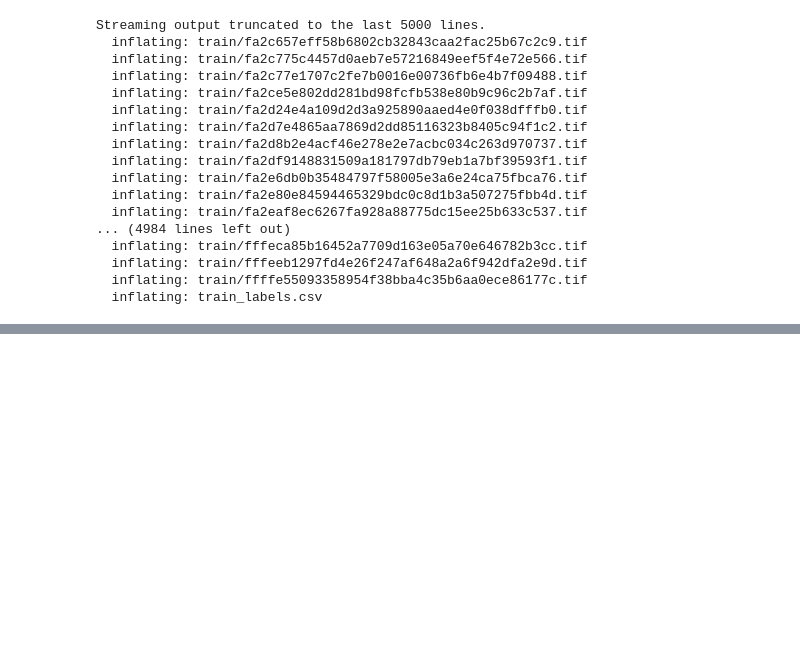
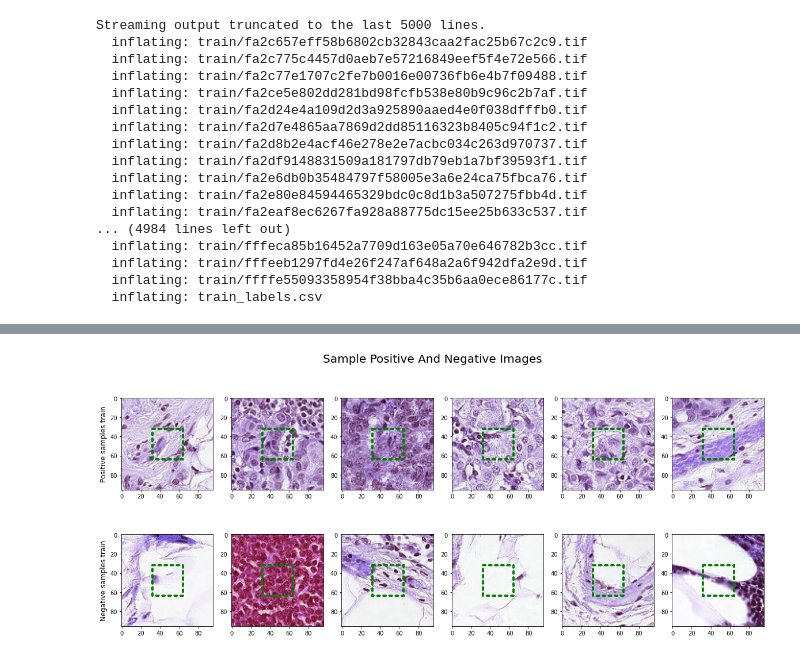
Before and after one commit to johnsocf/3308_Lab_5, a Jupyter notebook: hw5.ipynb, the cells around one changed output, grey strips where cells are left out. Saved outputs shown, nothing was run; the diff lists cells and outputs as text; code cells hidden in the pictures; blank space fills up the shorter version.

```diff
--- a/hw5.ipynb
+++ b/hw5.ipynb
@@ -302,0 +249,7 @@ plt.show()
+# %%
+def show_image_samples(images, title, axis, r):
+  for i,img in enumerate(images, 0):
+    axis[r,i].imshow(img)
+    rect = patches.Rectangle((32,32),32,32,linewidth=4,edgecolor='g',facecolor='none', linestyle=':', capstyle='round')
+    axis[r,i].add_patch(rect)
+  axis[r,0].set_ylabel(title, size='large')
@@ -310,12 +353,7 @@ print('Images shape (M, N, d) where d = RGB value channels', test_img.shape)
 # %%
-def show_image(images, title, axis, r):
-  for i,img in enumerate(images, 0):
-    axis[r,i].imshow(img)
-    rect = patches.Rectangle((32,32),32,32,linewidth=4,edgecolor='g',facecolor='none', linestyle=':', capstyle='round')
-    axis[r,i].add_patch(rect)
-  axis[r,0].set_ylabel(title, size='large')
-
-fig, ax0 = plt.subplots(2,4,figsize=(20,8))
+fig, ax0 = plt.subplots(2,6,figsize=(20,8))
 fig.suptitle('Sample Positive And Negative Images',fontsize=20)
-show_image(positive_image_sample_array, 'Positive samples', ax0, 0)
-show_image(negative_image_sample_array, 'Negative samples', ax0, 1)
+show_image_samples(positive_image_sample_array, 'Positive samples train', ax0, 0)
+show_image_samples(negative_image_sample_array, 'Negative samples train', ax0, 1)
+# %% [output]
+[figure, added]
```
Also changed, not shown: parts of 73 cells of this notebook.
